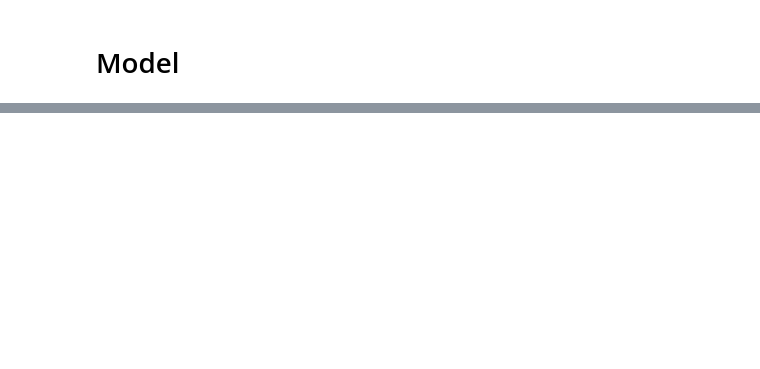
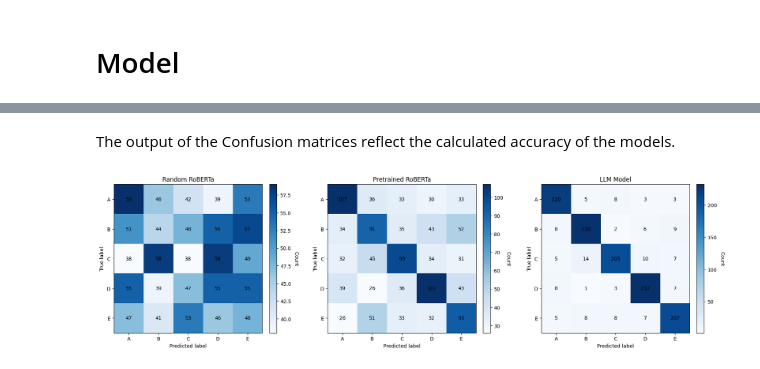
Before and after one commit to xXTime-OnXx/hslu-fs25, a Jupyter notebook: nlp/project_2/commonsense-qa_transformers.ipynb, the cells around one changed output, grey strips where cells are left out. Cells and saved outputs as stored; diff of their text form; code cells hidden in the pictures; blank space fills up the shorter version.

```diff
--- a/nlp/project_2/commonsense-qa_transformers.ipynb
+++ b/nlp/project_2/commonsense-qa_transformers.ipynb
@@ -167,2 +540,5 @@ pretrained_transformer = RobertaForMultipleChoice.from_pretrained("roberta-base"
+# %%
+def create_llm():
+    return AutoModelForSeq2SeqLM.from_pretrained("google/flan-t5-xl").to(device)
 # %% [markdown]
 # Training
@@ -356,0 +1061,46 @@ print(f"Pretrained RoBERTa best accuracy: {max([stat['valid_accuracy'] for stat
+# %%
+def plot_confusion_matrices(pred_label_pairs, titles):
+    label_names = ['A', 'B', 'C', 'D', 'E']
+    num_plots = len(pred_label_pairs)
+
+    fig, axes = plt.subplots(1, num_plots, figsize=(6 * num_plots, 5))
+
+    if num_plots == 1:
+        axes = [axes]  # Make iterable
+
+    for ax, (preds, labels), title in zip(axes, pred_label_pairs, titles):
+        cm = confusion_matrix(labels, preds)
+        im = ax.imshow(cm, interpolation='nearest', cmap=plt.cm.Blues)
+        ax.set_title(title)
+        tick_marks = np.arange(len(label_names))
+        ax.set_xticks(tick_marks)
+        ax.set_xticklabels(label_names)
+        ax.set_yticks(tick_marks)
+        ax.set_yticklabels(label_names)
+        ax.set_xlabel('Predicted label')
+        ax.set_ylabel('True label')
+
+        # Annotate each cell
+        for i in range(len(cm)):
+            for j in range(len(cm[0])):
+                ax.text(j, i, f'{cm[i, j]}', ha='center', va='center', color='black')
+
+        # Add individual colorbar
+        cbar = fig.colorbar(im, ax=ax, fraction=0.046, pad=0.04)
+        cbar.ax.set_ylabel('Count', rotation=270, labelpad=15)
+
+    plt.tight_layout()
+    plt.show()
+# %% [markdown]
+The output of the Confusion matrices reflect the calculated accuracy of the models.
+# %%
+plot_confusion_matrices(
+    pred_label_pairs=[
+        (random_preds, random_labels),
+        (pretrained_preds, pretrained_labels),
+        (llm_predictions, llm_labels)
+    ],
+    titles=["Random RoBERTa", "Pretrained RoBERTa", "LLM Model"]
+)
+# %% [output]
+[figure, added]
```
Also changed, not shown: parts of 78 cells of this notebook.
